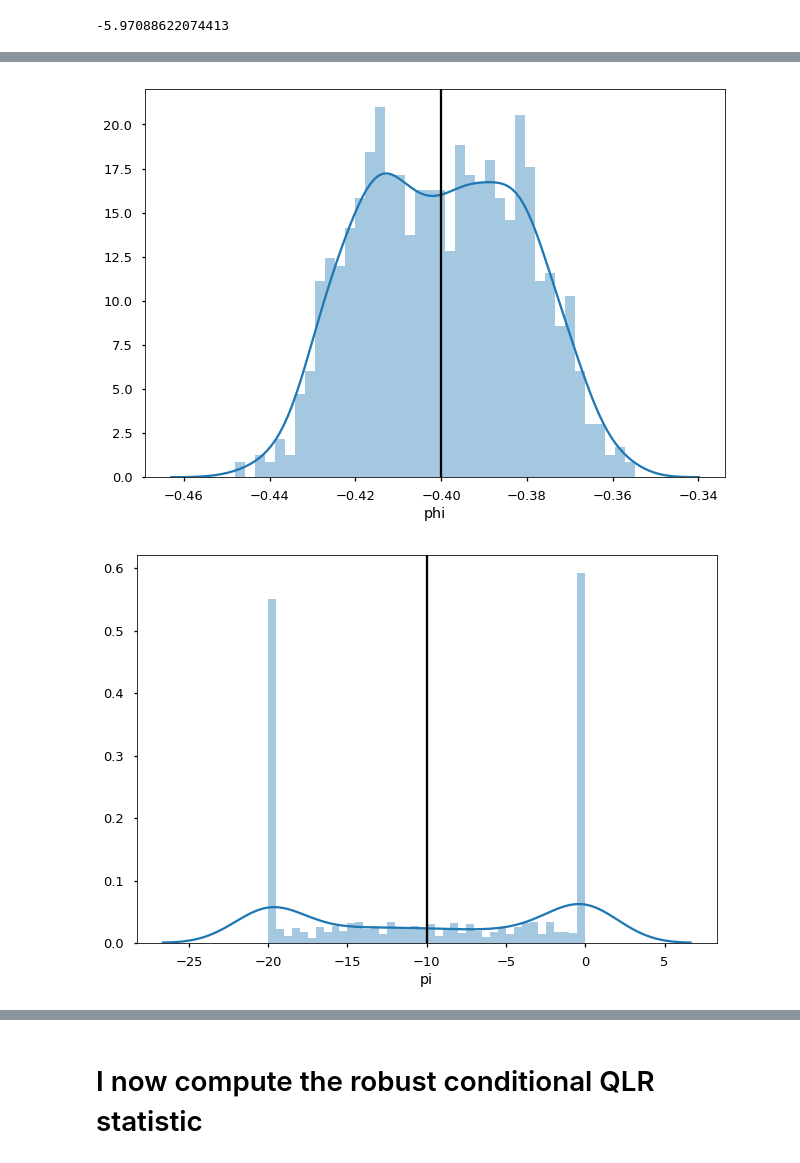
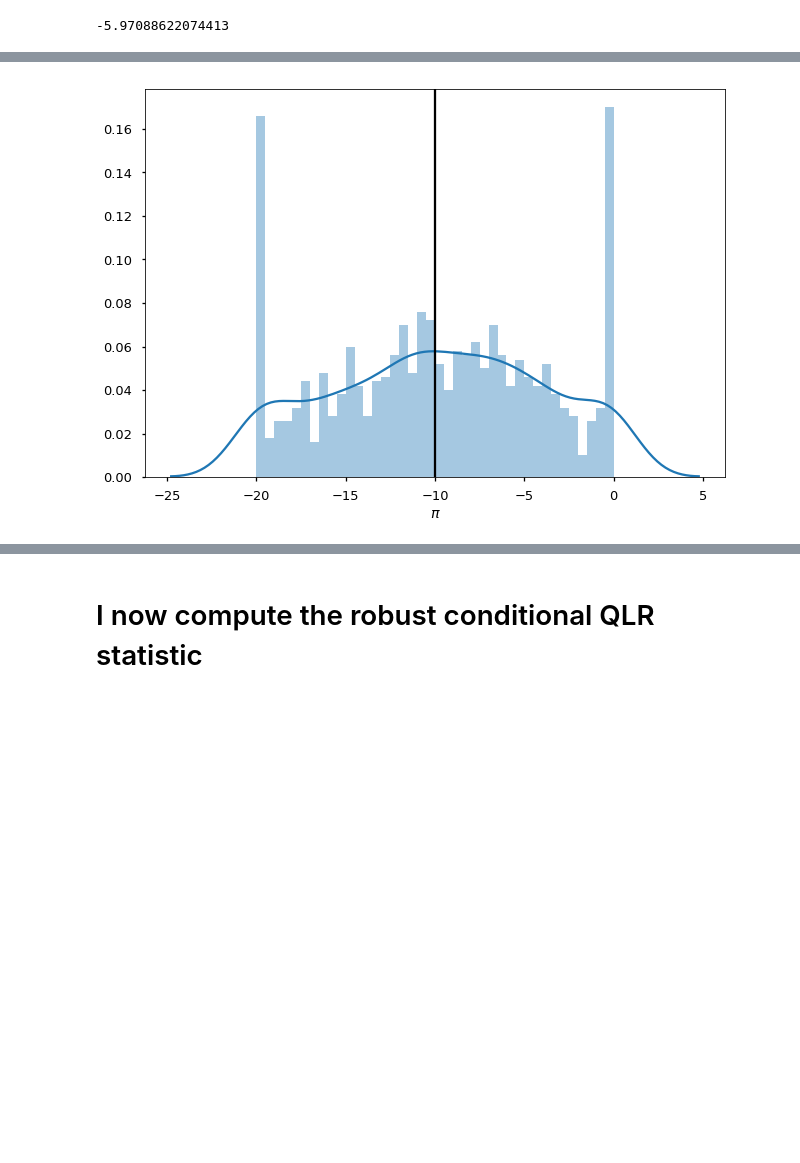
Before and after one commit to sangrey/RiskPriceInference, a Jupyter notebook: volpriceinference/simulations.ipynb, the cells around one changed output, grey strips where cells are left out. Saved outputs shown, nothing was run; the diff lists cells and outputs as text; code cells hidden in the pictures; blank space fills up the shorter version.

Commit message:
Updated the graphs, and brought in the new empirical estimates.

```diff
--- a/volpriceinference/simulations.ipynb
+++ b/volpriceinference/simulations.ipynb
@@ -57,7 +56,7 @@ else:
 #                    'pi': -.01,
 #                    'theta': 2.6348432313374923}
 
-time_dim = 2000
+time_dim = 10000
 sim_dim = 1000
 innov_dim = 250
 # %%
@@ -377,12 +376,9 @@ with pd.option_context('mode.use_inf_as_null', True):
 # %%
-with pd.option_context('mode.use_inf_as_null', True):
-    for name in ['phi', 'pi', 'theta']:
-        fig, ax = mpl.pyplot.subplots()
-        sns.distplot(pd.Series([est[name] for est, cov in est_arr]).dropna(), ax=ax, bins=40)
-        ax.set_xlabel(name)
-        ax.axvline(total_true_params[name], color='black')
-        if max(ax.get_xlim()) > 20:
-            ax.set_xlim(-20, 20)
+fig, ax = mpl.pyplot.subplots()
+sns.distplot(pd.Series([est['pi'] for est, cov in est_arr]).dropna(), ax=ax, bins=40)
+ax.axvline(total_true_params['pi'], color='black')
+ax.set_xlabel('$\pi$')
+fig.savefig('../doc/figures/pi_est_{}_{}.tmp.pdf'.format(innov_dim, true_params['phi']),
+                        frameon=False, pad_inches=0, bbox_inches='tight', transparent=True)
 # %% [output]
-[figure, old version]
+[figure, new version]
-[figure, removed]
```
Also changed, not shown: parts of 38 cells of this notebook, 9 other files.
